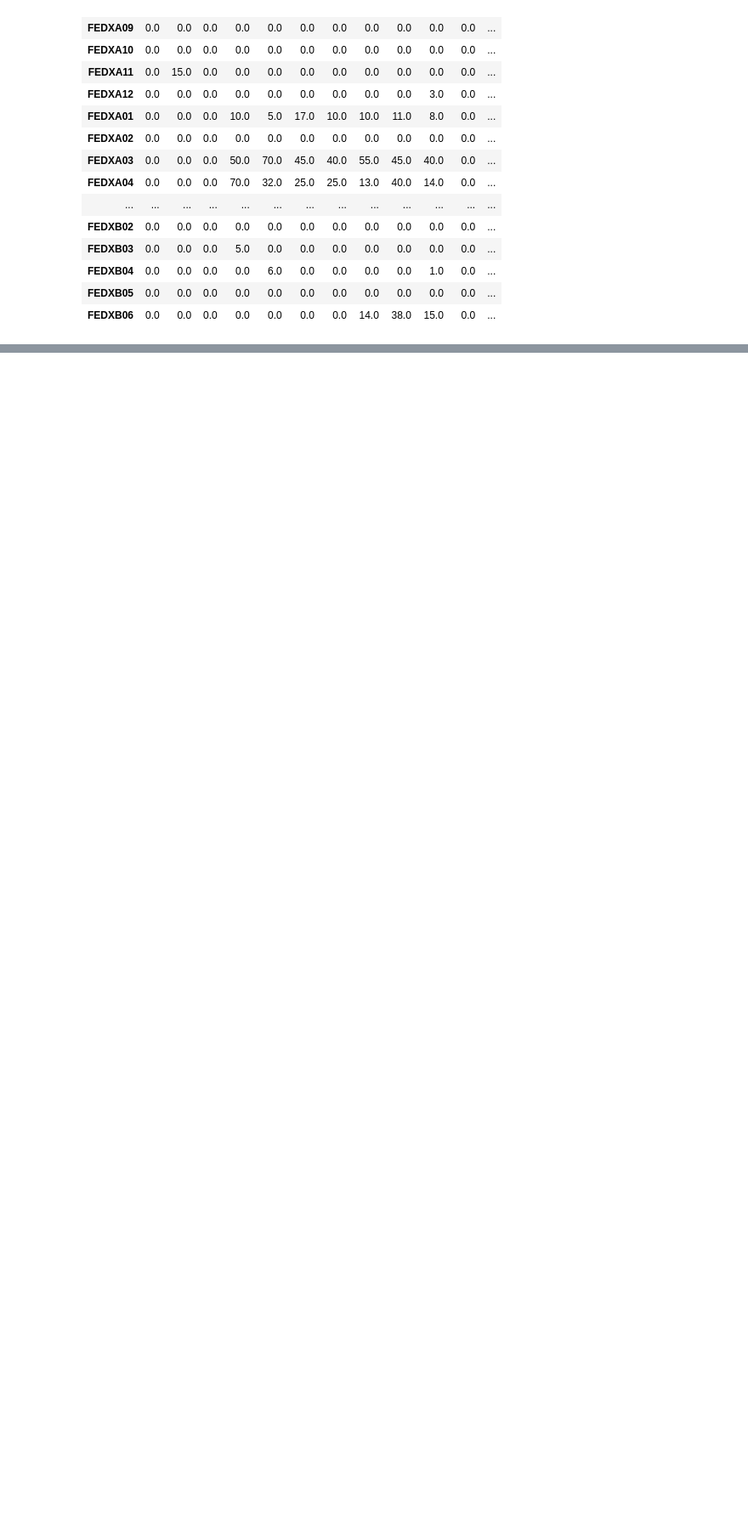
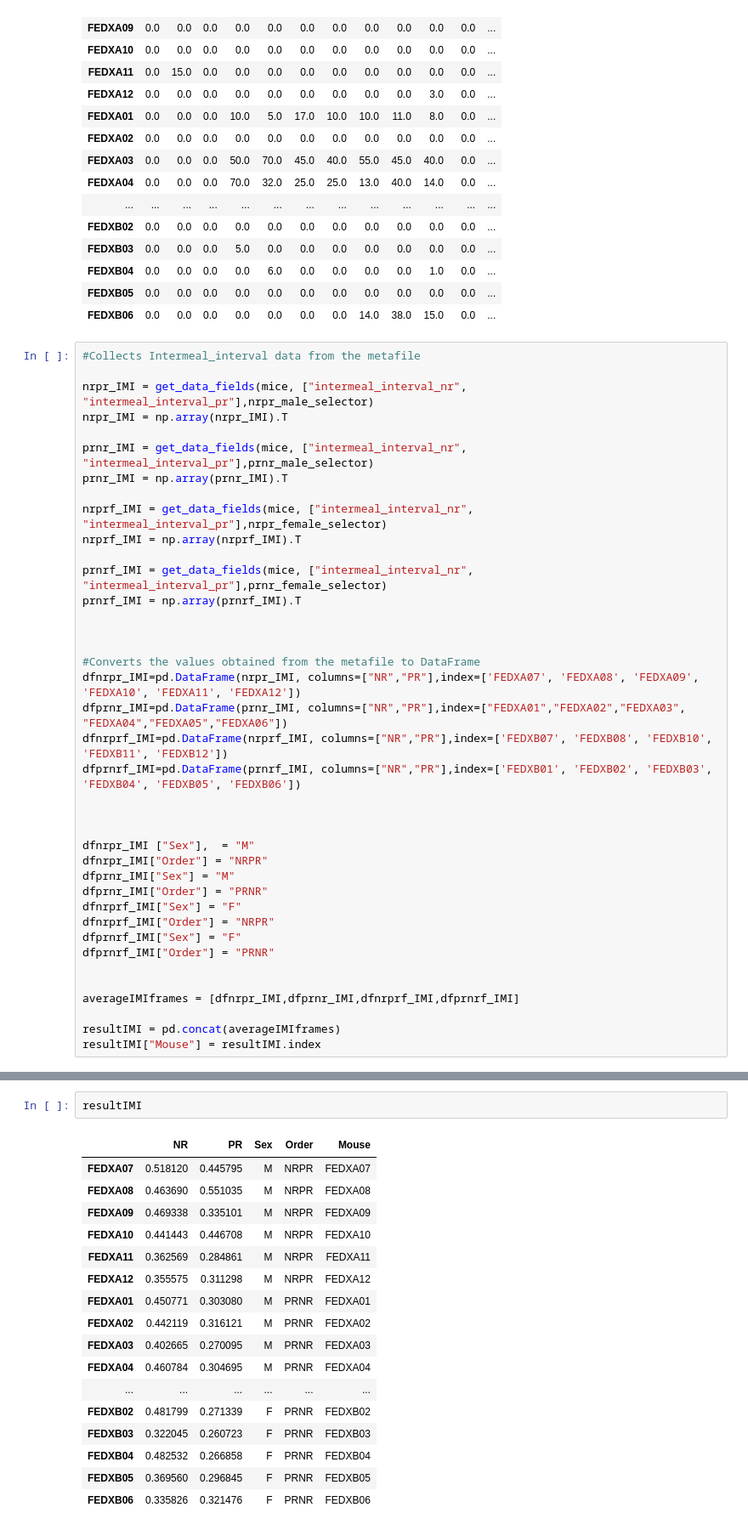
Before and after one commit to Htbibalan/FEDProtein, a Jupyter notebook: notebooks/FEDX_A_B_DATA STAT.ipynb, the cells around one changed output, grey strips where cells are left out. Shown at 85% size. Saved outputs shown, nothing was run; the diff lists cells and outputs as text; blank space fills up the shorter version.

```diff
--- a/notebooks/FEDX_A_B_DATA STAT.ipynb
+++ b/notebooks/FEDX_A_B_DATA STAT.ipynb
@@ -427,3 +427,42 @@ resulthoarding
 | FEDXB04 | 0.0 | 0.0 | 0.0 | 0.0 | 6.0 | 0.0 | 0.0 | 0.0 | 0.0 | 1.0 | 0.0 | ... |
 | FEDXB05 | 0.0 | 0.0 | 0.0 | 0.0 | 0.0 | 0.0 | 0.0 | 0.0 | 0.0 | 0.0 | 0.0 | ... |
 | FEDXB06 | 0.0 | 0.0 | 0.0 | 0.0 | 0.0 | 0.0 | 0.0 | 14.0 | 38.0 | 15.0 | 0.0 | ... |
+# %%
+#Collects Intermeal_interval data from the metafile
+
+nrpr_IMI = get_data_fields(mice, ["intermeal_interval_nr", "intermeal_interval_pr"],nrpr_male_selector)
+nrpr_IMI = np.array(nrpr_IMI).T
+
+prnr_IMI = get_data_fields(mice, ["intermeal_interval_nr", "intermeal_interval_pr"],prnr_male_selector)
+prnr_IMI = np.array(prnr_IMI).T
+
+nrprf_IMI = get_data_fields(mice, ["intermeal_interval_nr", "intermeal_interval_pr"],nrpr_female_selector)
+nrprf_IMI = np.array(nrprf_IMI).T
+
+prnrf_IMI = get_data_fields(mice, ["intermeal_interval_nr", "intermeal_interval_pr"],prnr_female_selector)
+prnrf_IMI = np.array(prnrf_IMI).T
+
+
+
+#Converts the values obtained from the metafile to DataFrame
+dfnrpr_IMI=pd.DataFrame(nrpr_IMI, columns=["NR","PR"],index=['FEDXA07', 'FEDXA08', 'FEDXA09', 'FEDXA10', 'FEDXA11', 'FEDXA12'])
+dfprnr_IMI=pd.DataFrame(prnr_IMI, columns=["NR","PR"],index=["FEDXA01","FEDXA02","FEDXA03", "FEDXA04","FEDXA05","FEDXA06"])
+dfnrprf_IMI=pd.DataFrame(nrprf_IMI, columns=["NR","PR"],index=['FEDXB07', 'FEDXB08', 'FEDXB10', 'FEDXB11', 'FEDXB12'])
+dfprnrf_IMI=pd.DataFrame(prnrf_IMI, columns=["NR","PR"],index=['FEDXB01', 'FEDXB02', 'FEDXB03', 'FEDXB04', 'FEDXB05', 'FEDXB06'])
+
+
+
+dfnrpr_IMI ["Sex"],  = "M"
+dfnrpr_IMI["Order"] = "NRPR"
+dfprnr_IMI["Sex"] = "M"
+dfprnr_IMI["Order"] = "PRNR"
+dfnrprf_IMI["Sex"] = "F"
+dfnrprf_IMI["Order"] = "NRPR"
+dfprnrf_IMI["Sex"] = "F"
+dfprnrf_IMI["Order"] = "PRNR"
+
+
+averageIMIframes = [dfnrpr_IMI,dfprnr_IMI,dfnrprf_IMI,dfprnrf_IMI]
+
+resultIMI = pd.concat(averageIMIframes)
+resultIMI["Mouse"] = resultIMI.index
@@ -429,0 +477,20 @@ resulthoarding
+# %%
+resultIMI
+# %% [output]
+|  | NR | PR | Sex | Order | Mouse |
+| FEDXA07 | 0.518120 | 0.445795 | M | NRPR | FEDXA07 |
+| FEDXA08 | 0.463690 | 0.551035 | M | NRPR | FEDXA08 |
+| FEDXA09 | 0.469338 | 0.335101 | M | NRPR | FEDXA09 |
+| FEDXA10 | 0.441443 | 0.446708 | M | NRPR | FEDXA10 |
+| FEDXA11 | 0.362569 | 0.284861 | M | NRPR | FEDXA11 |
+| FEDXA12 | 0.355575 | 0.311298 | M | NRPR | FEDXA12 |
+| FEDXA01 | 0.450771 | 0.303080 | M | PRNR | FEDXA01 |
+| FEDXA02 | 0.442119 | 0.316121 | M | PRNR | FEDXA02 |
+| FEDXA03 | 0.402665 | 0.270095 | M | PRNR | FEDXA03 |
+| FEDXA04 | 0.460784 | 0.304695 | M | PRNR | FEDXA04 |
+| ... | ... | ... | ... | ... | ... |
+| FEDXB02 | 0.481799 | 0.271339 | F | PRNR | FEDXB02 |
+| FEDXB03 | 0.322045 | 0.260723 | F | PRNR | FEDXB03 |
+| FEDXB04 | 0.482532 | 0.266858 | F | PRNR | FEDXB04 |
+| FEDXB05 | 0.369560 | 0.296845 | F | PRNR | FEDXB05 |
+| FEDXB06 | 0.335826 | 0.321476 | F | PRNR | FEDXB06 |
```
Also changed, not shown: parts of 2 cells of this notebook, 7 other files.
